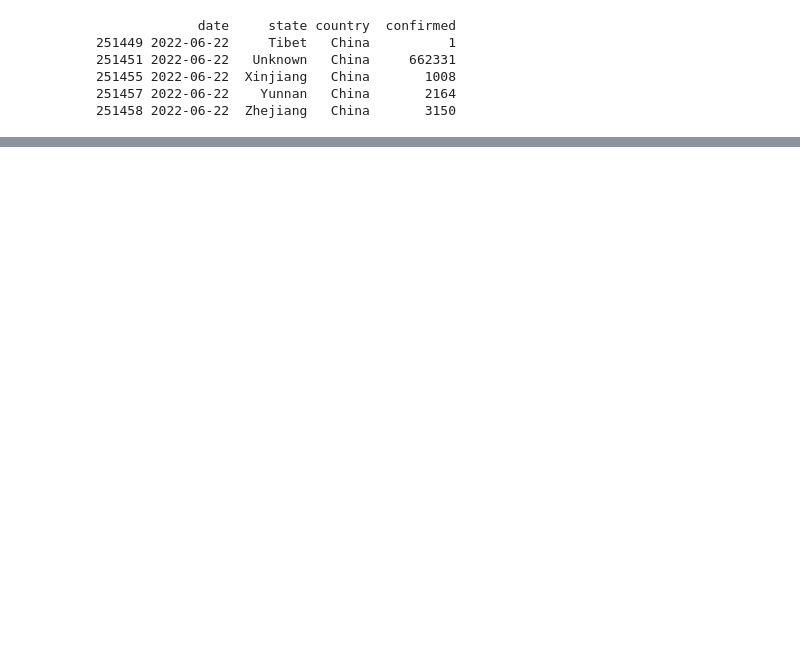
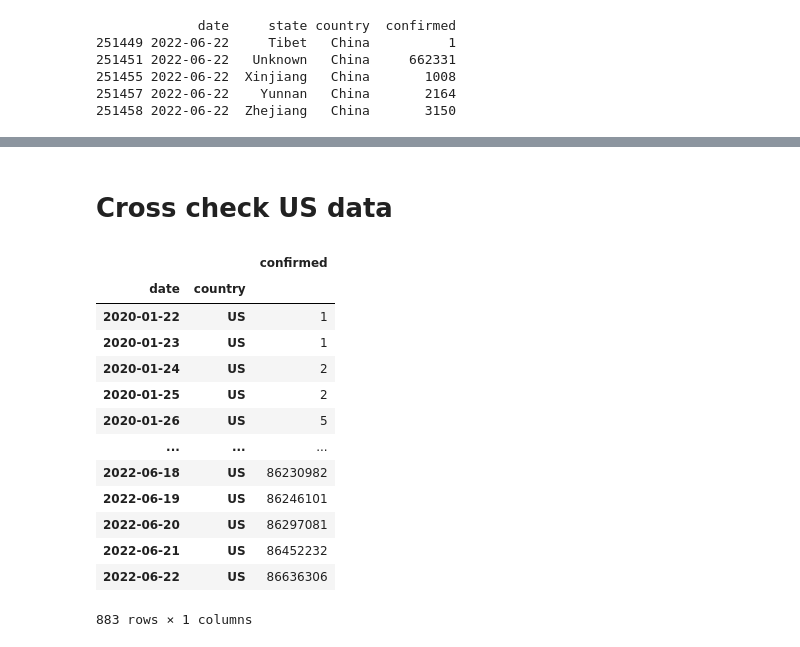
Before and after one commit to Rahul-TUKL/Project_EDS, a Jupyter notebook: notebooks/3.Data_Preparation.ipynb, the cells around one changed output, grey strips where cells are left out. Saved outputs shown, nothing was run; the diff lists cells and outputs as text; code cells hidden in the pictures; blank space fills up the shorter version.

```diff
--- a/notebooks/3.Data_Preparation.ipynb
+++ b/notebooks/3.Data_Preparation.ipynb
@@ -164,0 +191,11 @@ print(pd_relational_model[pd_relational_model['country']=='China'].tail())
+# %%
+pd_relational_model_US = pd_data_new_US.set_index(['state']) \
+                                .T                              \
+                                .stack()             \
+                                .reset_index()                  \
+                                .rename(columns={'level_0':'date',
+                                                   0:'confirmed'},
+                                                  )
+pd_relational_model_US['country']='US'
+pd_relational_model_US['date']=[datetime.strptime( each,"%m/%d/%y") for each in pd_relational_model_US.date] # convert to datetime
+pd_relational_model_US.head()
@@ -164,0 +209,4 @@ print(pd_relational_model[pd_relational_model['country']=='China'].tail())
+# %%
+pd_relational_model_each=pd_relational_model[pd_relational_model['country']!='US'].reset_index(drop=True)
+# %%
+pd_relational_model_each=pd.concat([pd_relational_model_each,pd_relational_model_US],ignore_index=True)
@@ -164,0 +232,21 @@ print(pd_relational_model[pd_relational_model['country']=='China'].tail())
+# %% [markdown]
+# Cross check US data
+# %%
+check_data_US=pd_relational_model_each[pd_relational_model_each['country']=='US']
+# %%
+check_data_US[['date','country','confirmed']].groupby(['date','country']).sum()
+# %% [output]
+|  |  | confirmed |
+| date | country |  |
+| 2020-01-22 | US | 1 |
+| 2020-01-23 | US | 1 |
+| 2020-01-24 | US | 2 |
+| 2020-01-25 | US | 2 |
+| 2020-01-26 | US | 5 |
+| ... | ... | ... |
+| 2022-06-18 | US | 86230982 |
+| 2022-06-19 | US | 86246101 |
+| 2022-06-20 | US | 86297081 |
+| 2022-06-21 | US | 86452232 |
+| 2022-06-22 | US | 86636306 |
+883 rows × 1 columns
```
Also changed, not shown: parts of 9 cells of this notebook.
